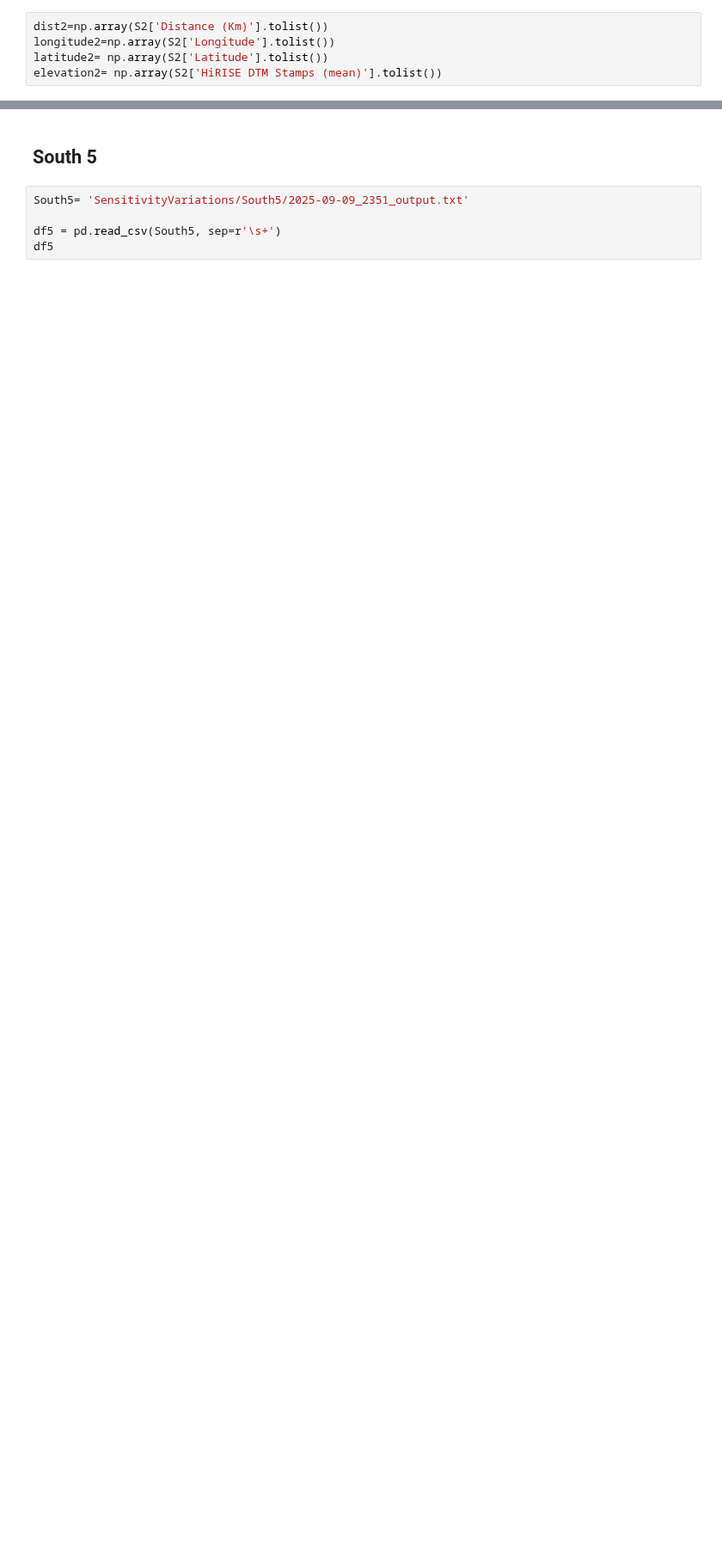
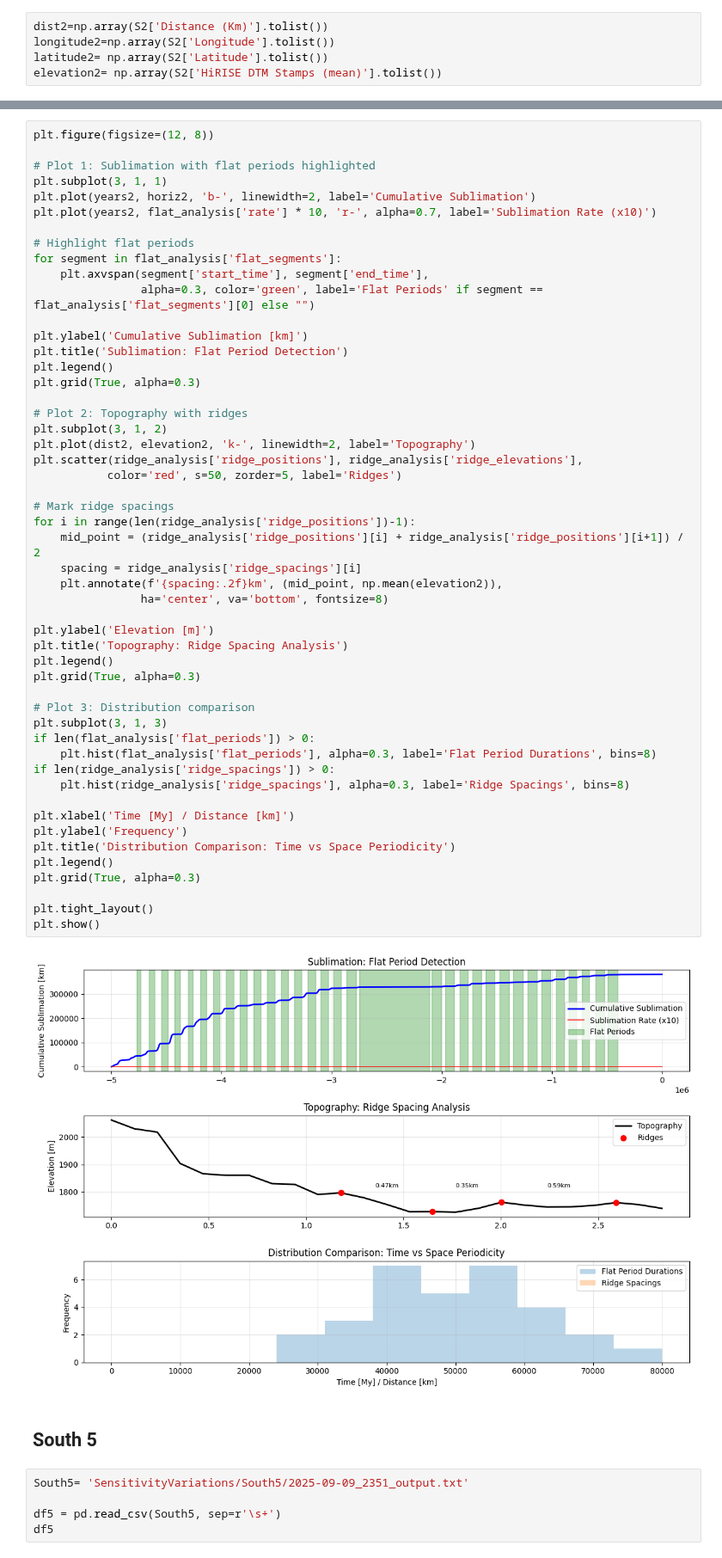
Before and after one commit to lsperezm/Martian_Icy_Scarps, a Jupyter notebook: Code/New_Scarps.ipynb, the cells around one changed output, grey strips where cells are left out. Shown at 86% size. Cells and saved outputs as stored; diff of their text form; blank space fills up the shorter version.

Commit message:
Signal analysis

```diff
--- a/Code/New_Scarps.ipynb
+++ b/Code/New_Scarps.ipynb
@@ -226,3 +355,56 @@ distan2
+# %%
+plt.figure(figsize=(12, 8))
+
+# Plot 1: Sublimation with flat periods highlighted
+plt.subplot(3, 1, 1)
+plt.plot(years2, horiz2, 'b-', linewidth=2, label='Cumulative Sublimation')
+plt.plot(years2, flat_analysis['rate'] * 10, 'r-', alpha=0.7, label='Sublimation Rate (x10)')
+
+# Highlight flat periods
+for segment in flat_analysis['flat_segments']:
+    plt.axvspan(segment['start_time'], segment['end_time'],
+                alpha=0.3, color='green', label='Flat Periods' if segment == flat_analysis['flat_segments'][0] else "")
+
+plt.ylabel('Cumulative Sublimation [km]')
+plt.title('Sublimation: Flat Period Detection')
+plt.legend()
+plt.grid(True, alpha=0.3)
+
+# Plot 2: Topography with ridges
+plt.subplot(3, 1, 2)
+plt.plot(dist2, elevation2, 'k-', linewidth=2, label='Topography')
+plt.scatter(ridge_analysis['ridge_positions'], ridge_analysis['ridge_elevations'],
+           color='red', s=50, zorder=5, label='Ridges')
+
+# Mark ridge spacings
+for i in range(len(ridge_analysis['ridge_positions'])-1):
+    mid_point = (ridge_analysis['ridge_positions'][i] + ridge_analysis['ridge_positions'][i+1]) / 2
+    spacing = ridge_analysis['ridge_spacings'][i]
+    plt.annotate(f'{spacing:.2f}km', (mid_point, np.mean(elevation2)),
+                ha='center', va='bottom', fontsize=8)
+
+plt.ylabel('Elevation [m]')
+plt.title('Topography: Ridge Spacing Analysis')
+plt.legend()
+plt.grid(True, alpha=0.3)
+
+# Plot 3: Distribution comparison
+plt.subplot(3, 1, 3)
+if len(flat_analysis['flat_periods']) > 0:
+    plt.hist(flat_analysis['flat_periods'], alpha=0.3, label='Flat Period Durations', bins=8)
+if len(ridge_analysis['ridge_spacings']) > 0:
+    plt.hist(ridge_analysis['ridge_spacings'], alpha=0.3, label='Ridge Spacings', bins=8)
+
+plt.xlabel('Time [My] / Distance [km]')
+plt.ylabel('Frequency')
+plt.title('Distribution Comparison: Time vs Space Periodicity')
+plt.legend()
+plt.grid(True, alpha=0.3)
+
+plt.tight_layout()
+plt.show()
+# %% [output]
+[figure, added]
 # %% [markdown]
 ## South 5
 # %%
```
Also changed, not shown: parts of 13 cells of this notebook, 1 other file.
